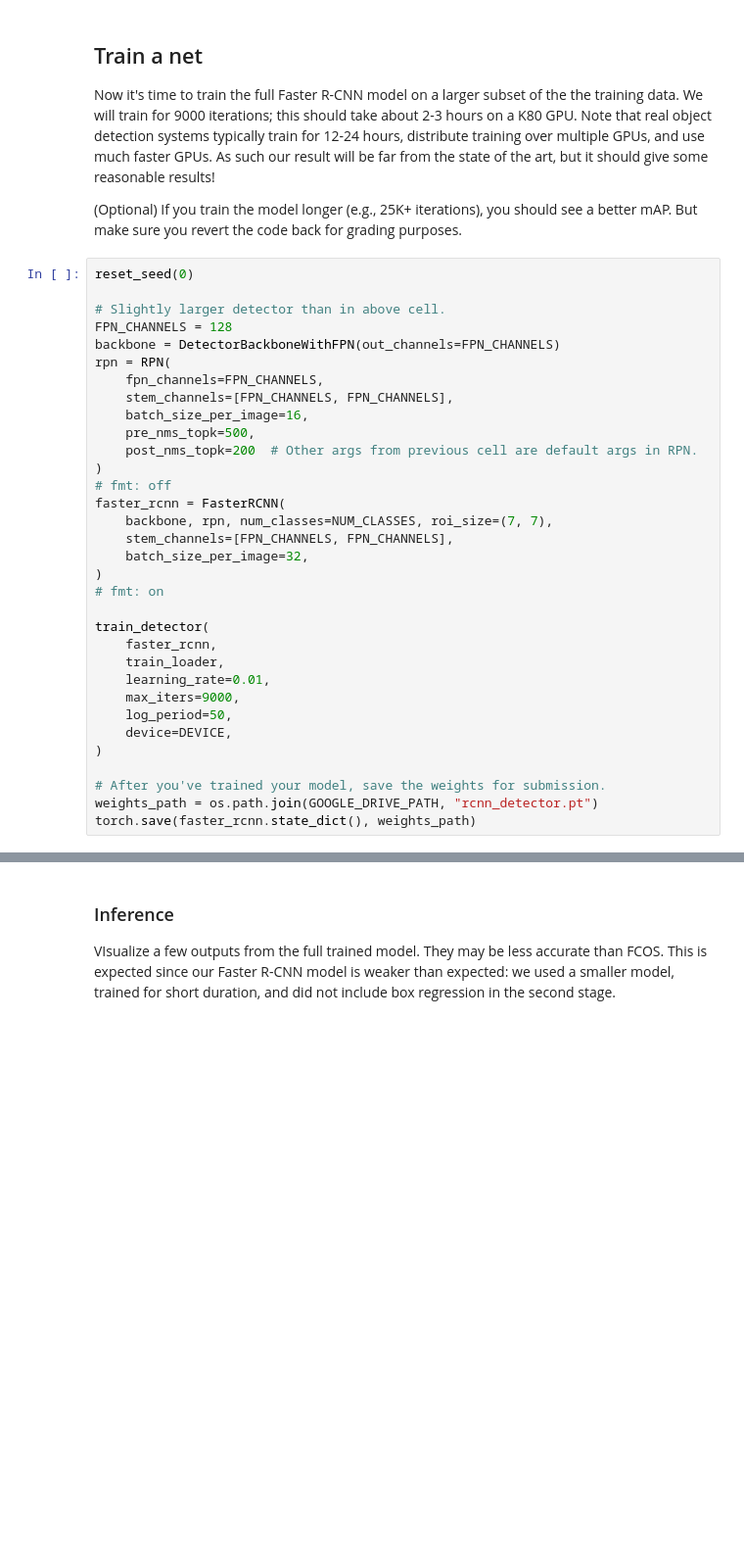
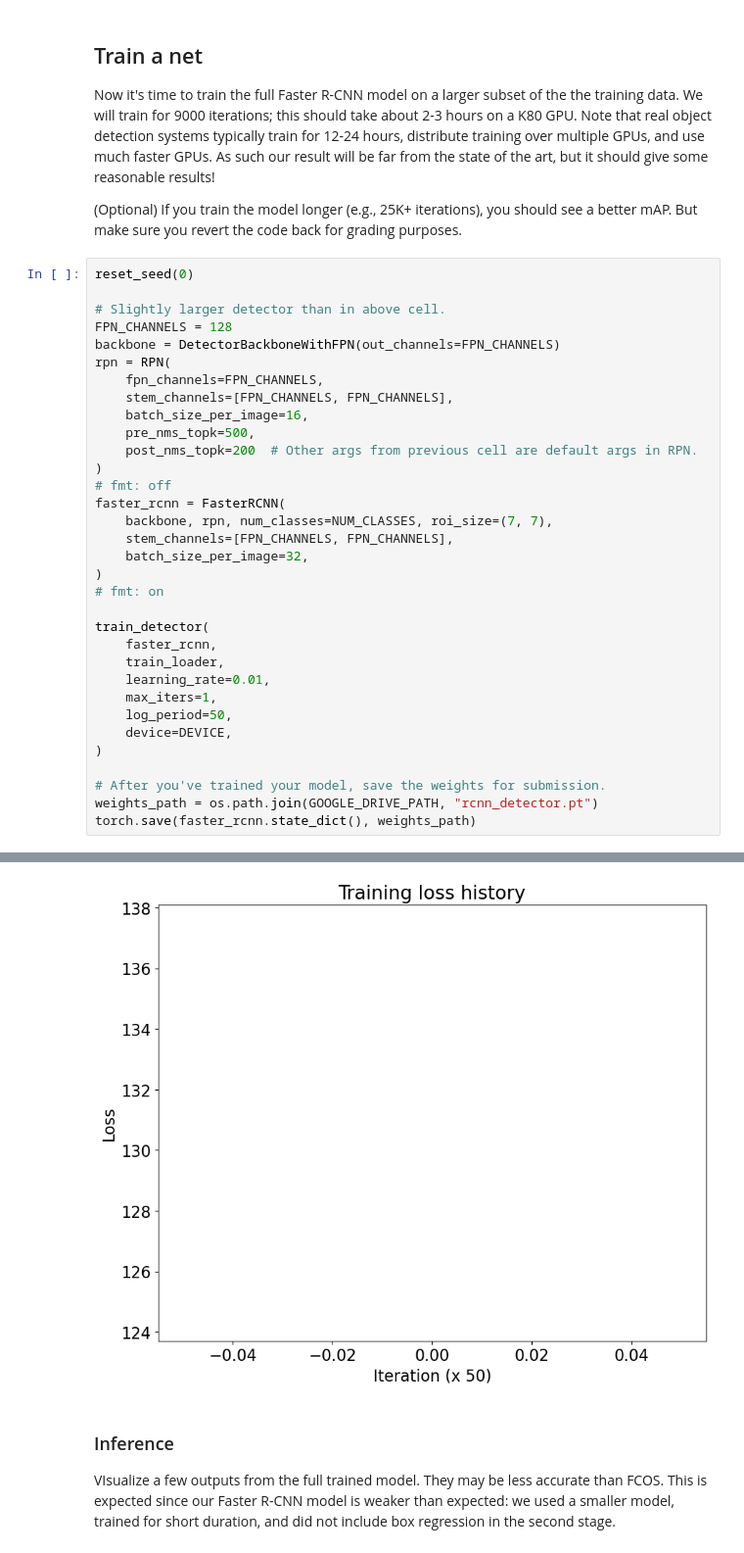
Before and after one commit to anzeameol/UMich-EECS498, a Jupyter notebook: my solution/A4/two_stage_detector.ipynb, the cells around one changed output, grey strips where cells are left out. Shown: that part at 98% size. Saved outputs shown, nothing was run; the diff lists cells and outputs as text; blank space fills up the shorter version.

```diff
--- a/my solution/A4/two_stage_detector.ipynb
+++ b/my solution/A4/two_stage_detector.ipynb
@@ -797,7 +797,7 @@ train_detector(
     faster_rcnn,
     train_loader,
     learning_rate=0.01,
-    max_iters=9000,
+    max_iters=1,
     log_period=50,
     device=DEVICE,
 )
@@ -805,3 +805,4 @@ train_detector(
 # After you've trained your model, save the weights for submission.
 weights_path = os.path.join(GOOGLE_DRIVE_PATH, "rcnn_detector.pt")
 torch.save(faster_rcnn.state_dict(), weights_path)
+# %% [output]
@@ -808,3 +814,4 @@ torch.save(faster_rcnn.state_dict(), weights_path)
+[figure, added]
 # %% [markdown]
 ### Inference
 
```
Also changed, not shown: parts of 8 cells of this notebook, 48 other files.
